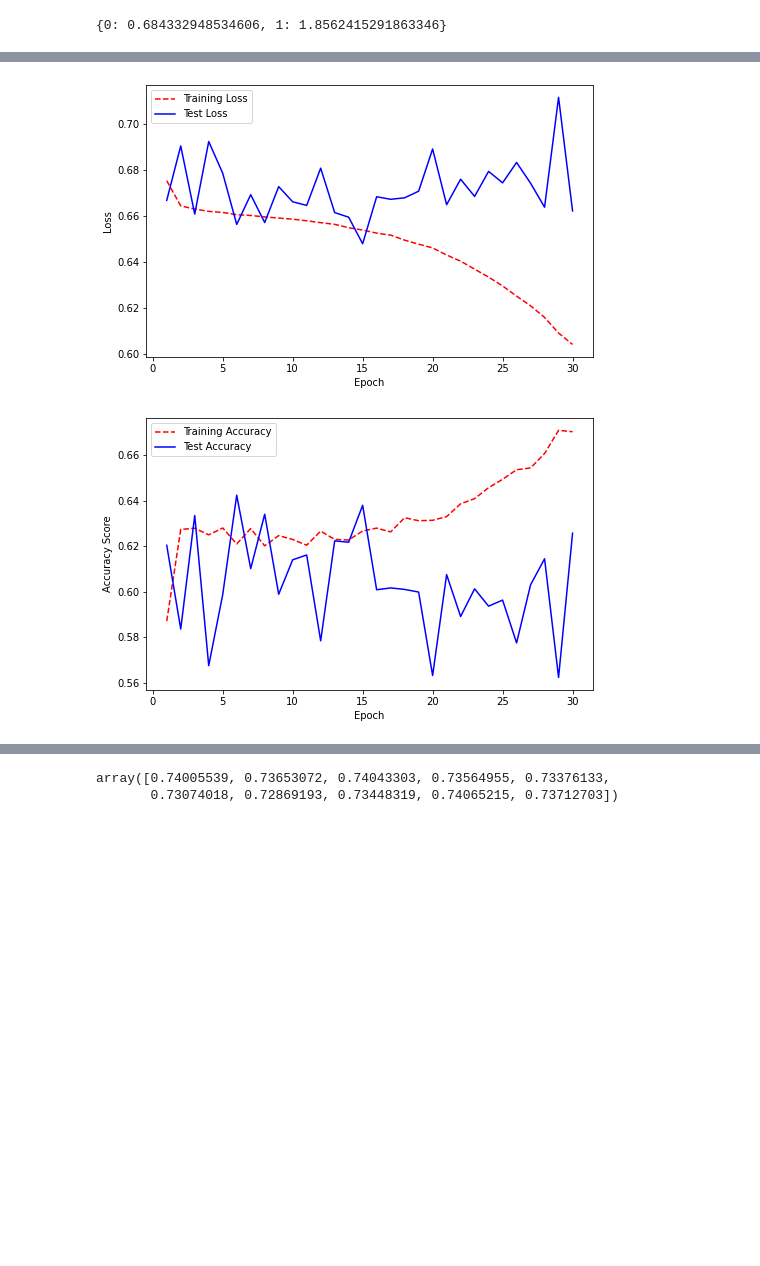
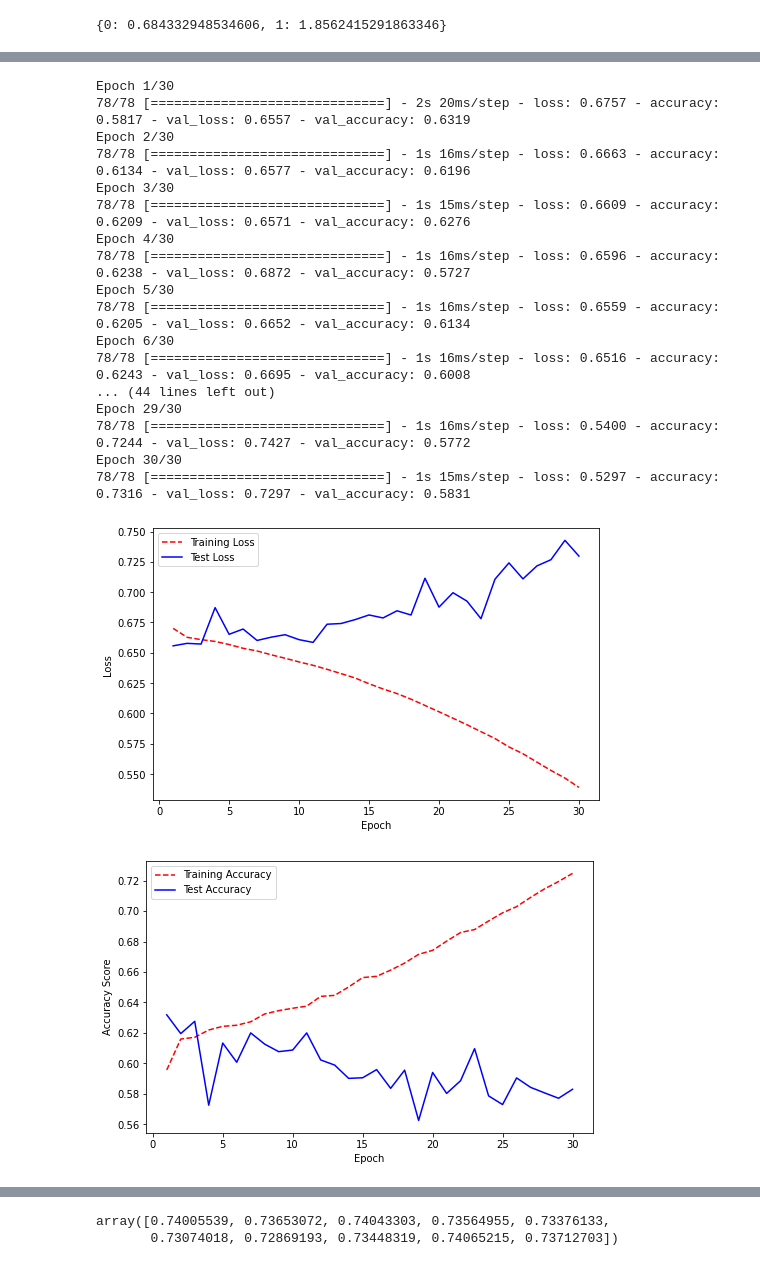
Before and after one commit to christian235711/Predict_models_fdf21, a Jupyter notebook: FDF21_Neural_Networks.ipynb, the cells around one changed output, grey strips where cells are left out. Cells and saved outputs as stored; diff of their text form; code cells hidden in the pictures; blank space fills up the shorter version.

Commit message:
update, test NN keras,  reproducibility code, problem 2 % train accuracy

```diff
--- a/FDF21_Neural_Networks.ipynb
+++ b/FDF21_Neural_Networks.ipynb
@@ -27,7 +36,7 @@ colonnes =(["IDENT", "TypeHabi", "GeoFaz_Scl", "GeoFaz_cl", "ImmoFaz_Scl", "Immo
 ''' Faites attention au type de fichier, au délimiteur des valeurs (ça doit être unique et non multiple),
 au header et à la lecture des types d'objets (low_memory) '''
 
-data_orig = pd.read_csv("/content/drive/MyDrive/spad_score_method_1/spad_projection_FDFTOT21/new_my_data_FDFTOT21.txt", delim_whitespace="\t", header = None, names=colonnes, low_memory=False, )#, dtype='Int64')
+data_orig = pd.read_csv("/content/drive/MyDrive/spad_score_method_1/spad_projection_FDFTOT21/sans_8_new_my_data_FDFTOT21.txt", delim_whitespace="\t", header = None, names=colonnes, low_memory=False, dtype=str)#, dtype='Int64')
 # %%
 ''' copie superficielle (peu profonde) du dataset original pour ne pas modifier les valeurs
 d'origine par erreur plus tard
@@ -295,13 +386,4 @@ See the caveats in the documentation: https://pandas.pydata.org/pandas-docs/stab
 # %%
-
-from keras import models, layers
-from keras.wrappers.scikit_learn import KerasClassifier
-from sklearn.utils import class_weight
-# np.random.seed(0)
-
-
-
-
 
 
 # Create function returning a compiled network
@@ -314,19 +396,19 @@ def create_network(number_of_features):
     network = models.Sequential()
 
     # add fully connected layer with a ReLU activation function
-    network.add(layers.Dense(units=200, activation="tanh", input_shape = (number_of_features, ) ))
+    network.add(layers.Dense(units=200, activation="tanh", input_shape = (number_of_features, ), kernel_initializer=keras.initializers.glorot_uniform(seed=0) ))
 
     # add fully connected layer with a ReLu activation function
-    network.add(layers.Dense(units=100, activation = "tanh" ) )
+    network.add(layers.Dense(units=100, activation = "tanh", kernel_initializer=keras.initializers.glorot_uniform(seed=0) ) )
 
     # add fully connected layer with a ReLu activation function
-    network.add(layers.Dense(units=50, activation = "sigmoid" ) )
+    network.add(layers.Dense(units=50, activation = "tanh", kernel_initializer=keras.initializers.glorot_uniform(seed=0) ) )
 
     # add fully connected layer with a ReLu activation function
-    network.add(layers.Dense(units=20, activation = "sigmoid" ) )
+    network.add(layers.Dense(units=20, activation = "tanh", kernel_initializer=keras.initializers.glorot_uniform(seed=0) ) )
 
     # add fully connected layer with a sigmoid activation function
-    network.add(layers.Dense(units=1, activation = "sigmoid" ) )
+    network.add(layers.Dense(units=1, activation = "sigmoid", kernel_initializer=keras.initializers.glorot_uniform(seed=0) ) )
 
     # compile neural network
     network.compile(loss="binary_crossentropy", optimizer ="adam", metrics = ["accuracy"] )
@@ -381,12 +463,29 @@ plot_graphics(history)
 # %%
 #
 # train neural network
 network = create_network( number_of_features=train_X_s.shape[1])
-history= network.fit(train_X_s, train_Y_s, epochs=30, verbose=0, batch_size=1024,class_weight=class_weights , validation_data=(test_X_s, test_Y_s))
+history= network.fit(train_X_s, train_Y_s, epochs=30, verbose=1, batch_size=1024,class_weight=class_weights , validation_data=(test_X_s, test_Y_s))
 
 plot_graphics(history)
 # %% [output]
+Epoch 1/30
+78/78 [==============================] - 2s 20ms/step - loss: 0.6757 - accuracy: 0.5817 - val_loss: 0.6557 - val_accuracy: 0.6319
+Epoch 2/30
+78/78 [==============================] - 1s 16ms/step - loss: 0.6663 - accuracy: 0.6134 - val_loss: 0.6577 - val_accuracy: 0.6196
+Epoch 3/30
+78/78 [==============================] - 1s 15ms/step - loss: 0.6609 - accuracy: 0.6209 - val_loss: 0.6571 - val_accuracy: 0.6276
+Epoch 4/30
+78/78 [==============================] - 1s 16ms/step - loss: 0.6596 - accuracy: 0.6238 - val_loss: 0.6872 - val_accuracy: 0.5727
+Epoch 5/30
+78/78 [==============================] - 1s 16ms/step - loss: 0.6559 - accuracy: 0.6205 - val_loss: 0.6652 - val_accuracy: 0.6134
+Epoch 6/30
+78/78 [==============================] - 1s 16ms/step - loss: 0.6516 - accuracy: 0.6243 - val_loss: 0.6695 - val_accuracy: 0.6008
+... (44 lines left out)
+Epoch 29/30
+78/78 [==============================] - 1s 16ms/step - loss: 0.5400 - accuracy: 0.7244 - val_loss: 0.7427 - val_accuracy: 0.5772
+Epoch 30/30
+78/78 [==============================] - 1s 15ms/step - loss: 0.5297 - accuracy: 0.7316 - val_loss: 0.7297 - val_accuracy: 0.5831
-[figure, old version]
+[figure, new version]
-[figure, old version]
+[figure, new version]
 # %%
 network = create_network( number_of_features=train_X_s.shape[1])
```
Also changed, not shown: parts of 14 cells of this notebook.
